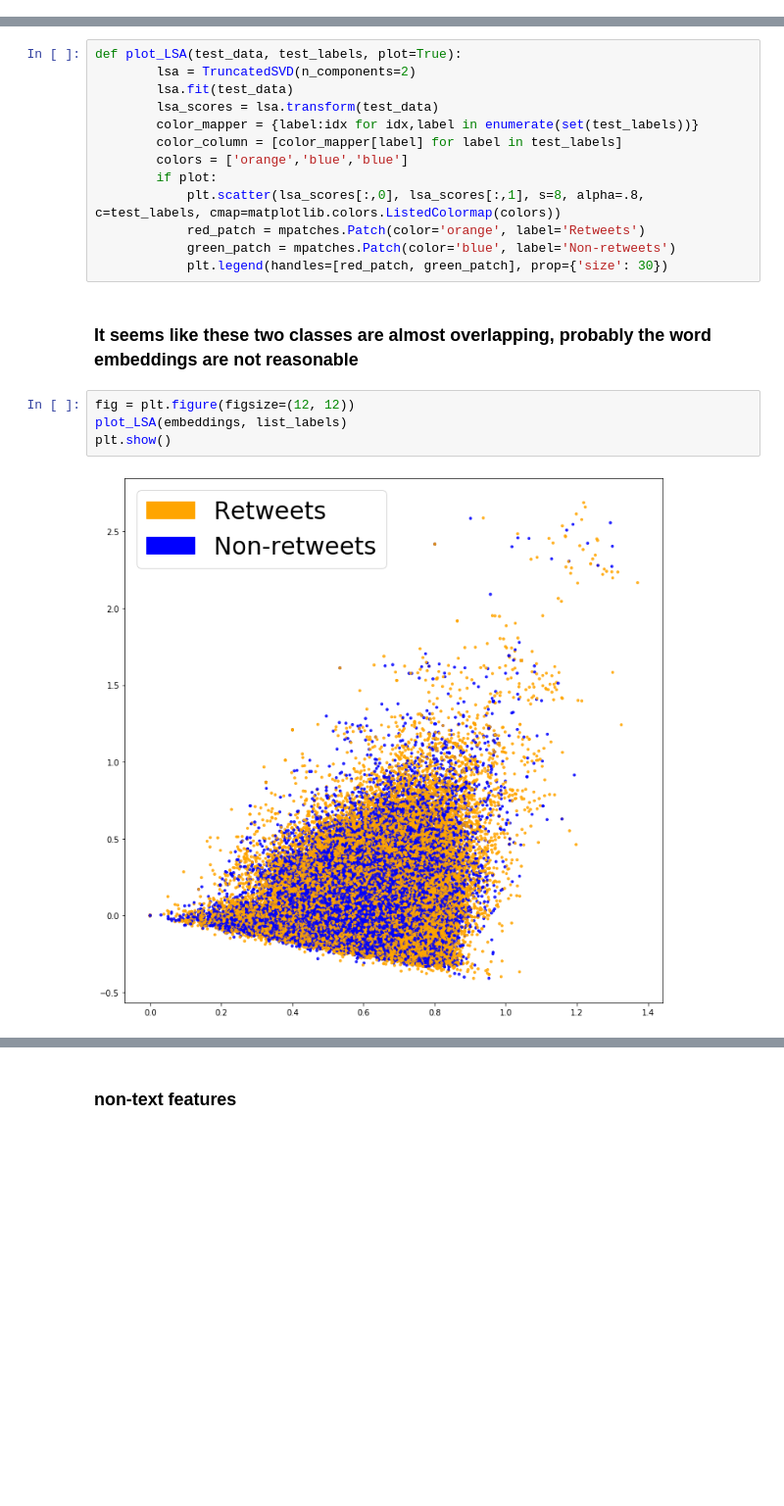
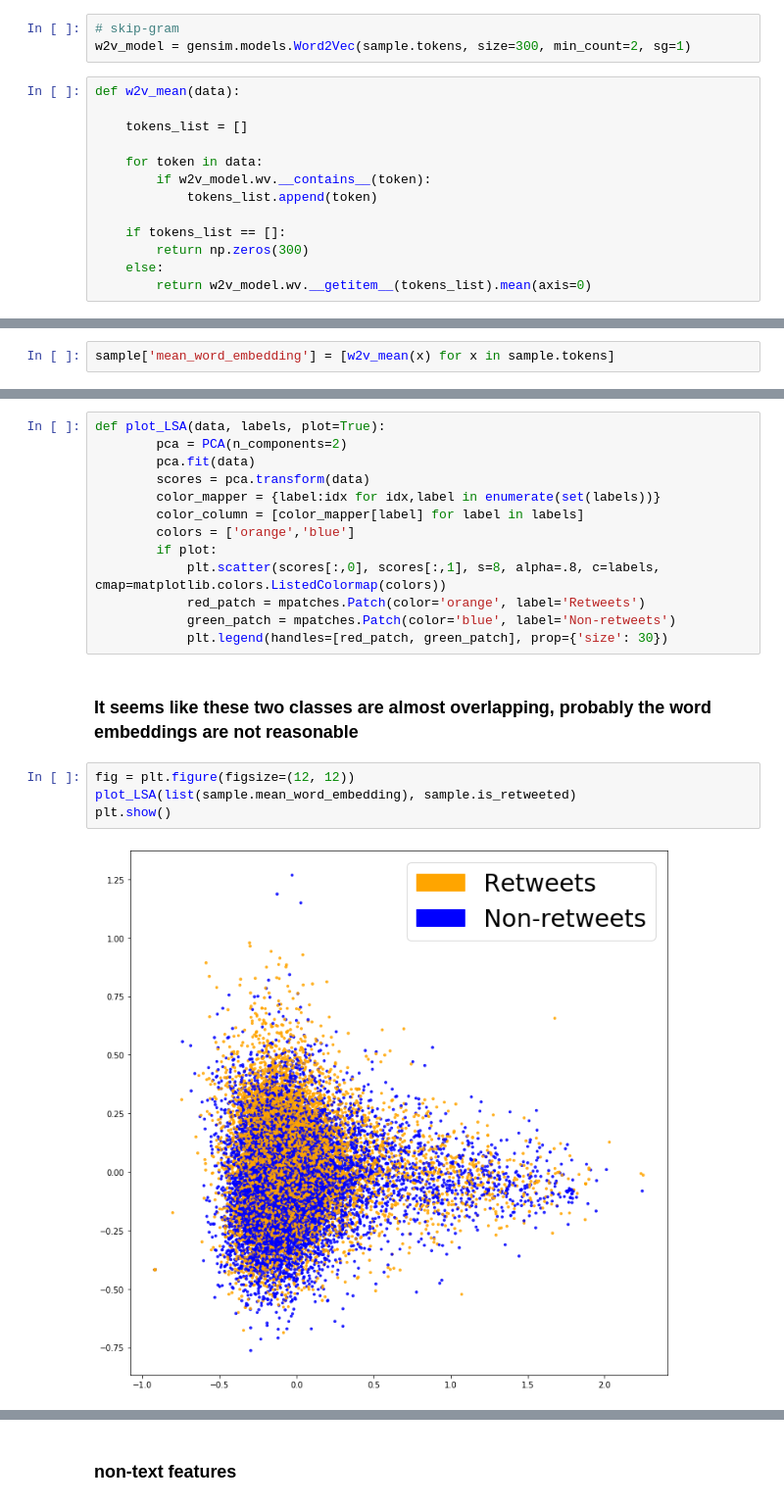
Before and after one commit to frandoLin/Capstone_project, a Jupyter notebook: predict_reweets.ipynb, the cells around one changed output, grey strips where cells are left out. Shown at 98% size. Cells and saved outputs as stored; diff of their text form; blank space fills up the shorter version.

```diff
--- a/predict_reweets.ipynb
+++ b/predict_reweets.ipynb
@@ -129,0 +108,16 @@ def get_word2vec_embeddings(vectors, text, generate_missing=False):
+# %%
+# skip-gram
+w2v_model = gensim.models.Word2Vec(sample.tokens, size=300, min_count=2, sg=1)
+# %%
+def w2v_mean(data):
+
+    tokens_list = []
+
+    for token in data:
+        if w2v_model.wv.__contains__(token):
+            tokens_list.append(token)
+
+    if tokens_list == []:
+        return np.zeros(300)
+    else:
+        return w2v_model.wv.__getitem__(tokens_list).mean(axis=0)
@@ -129,0 +128,2 @@ def get_word2vec_embeddings(vectors, text, generate_missing=False):
+# %%
+sample['mean_word_embedding'] = [w2v_mean(x) for x in sample.tokens]
@@ -144,14 +185,14 @@ X_train_word2vec, X_test_word2vec, y_train_word2vec, y_test_word2vec = train_tes
                                                                                         test_size=0.2, random_state=40)
 # %%
-def plot_LSA(test_data, test_labels, plot=True):
-        lsa = TruncatedSVD(n_components=2)
-        lsa.fit(test_data)
-        lsa_scores = lsa.transform(test_data)
-        color_mapper = {label:idx for idx,label in enumerate(set(test_labels))}
-        color_column = [color_mapper[label] for label in test_labels]
-        colors = ['orange','blue','blue']
+def plot_LSA(data, labels, plot=True):
+        pca = PCA(n_components=2)
+        pca.fit(data)
+        scores = pca.transform(data)
+        color_mapper = {label:idx for idx,label in enumerate(set(labels))}
+        color_column = [color_mapper[label] for label in labels]
+        colors = ['orange','blue']
         if plot:
-            plt.scatter(lsa_scores[:,0], lsa_scores[:,1], s=8, alpha=.8, c=test_labels, cmap=matplotlib.colors.ListedColormap(colors))
+            plt.scatter(scores[:,0], scores[:,1], s=8, alpha=.8, c=labels, cmap=matplotlib.colors.ListedColormap(colors))
             red_patch = mpatches.Patch(color='orange', label='Retweets')
             green_patch = mpatches.Patch(color='blue', label='Non-retweets')
             plt.legend(handles=[red_patch, green_patch], prop={'size': 30})
@@ -159,8 +200,8 @@ def plot_LSA(test_data, test_labels, plot=True):
 ### It seems like these two classes are almost overlapping, probably the word embeddings are not reasonable
 # %%
 fig = plt.figure(figsize=(12, 12))
-plot_LSA(embeddings, list_labels)
+plot_LSA(list(sample.mean_word_embedding), sample.is_retweeted)
 plt.show()
 # %% [output]
-[figure, old version]
+[figure, new version]
 # %%
```
Also changed, not shown: parts of 34 cells of this notebook, 1 other file.
